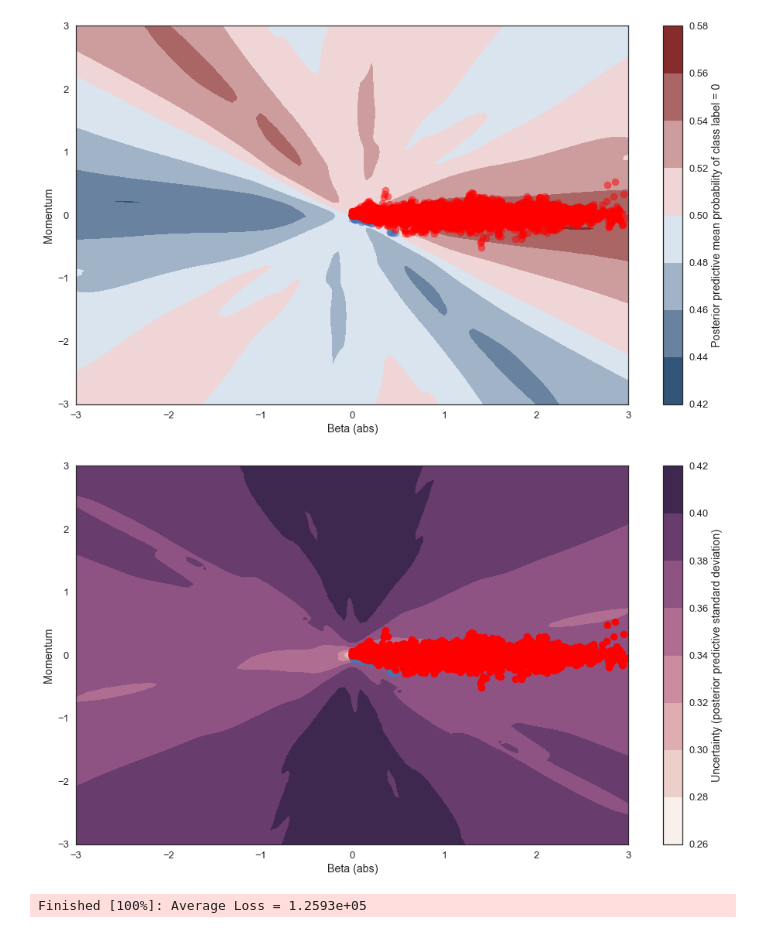
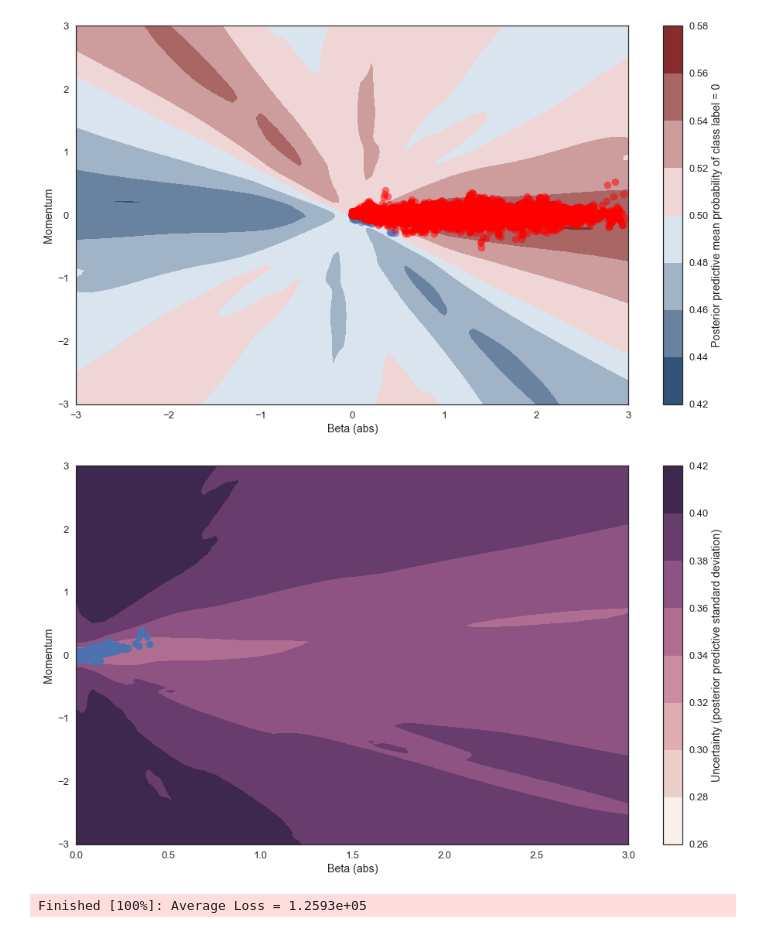
Before and after one commit to bglick13/Bayesian-Stock-Models, a Jupyter notebook: Bayesian Neural Net.ipynb, the cells around one changed output. Drawn from its saved outputs; the diff is of its cells as text; code cells hidden in the pictures.

```diff
--- a/Bayesian Neural Net.ipynb
+++ b/Bayesian Neural Net.ipynb
@@ -153,15 +153,15 @@ cbar.ax.set_ylabel('Posterior predictive mean probability of class label = 0');
 # %%
 
 cmap = sns.cubehelix_palette(light=1, as_cmap=True)
 fig, ax = plt.subplots(figsize=(16, 9))
 contour = ax.contourf(grid[0], grid[1], ppc.std(axis=0).reshape(100, 100), cmap=cmap)
 ax.scatter(X_test.values[pred==0, 0], X_test.values[pred==0, 1])
-ax.scatter(X_test.values[pred==1, 0], X_test.values[pred==1, 1], color='r')
+# ax.scatter(X_test.values[pred==1, 0], X_test.values[pred==1, 1], color='r')
 cbar = plt.colorbar(contour, ax=ax)
-_ = ax.set(xlim=(-3, 3), ylim=(-3, 3), xlabel='Beta (abs)', ylabel='Momentum');
+_ = ax.set(xlim=(0, 3), ylim=(-3, 3), xlabel='Beta (abs)', ylabel='Momentum');
 cbar.ax.set_ylabel('Uncertainty (posterior predictive standard deviation)');
 # %% [output]
-[figure, old version]
+[figure, new version]
 # %%
 minibatch_x = pm.Minibatch(X_train, batch_size=50)
 minibatch_y = pm.Minibatch(y_train, batch_size=50)
```
Also changed, not shown: parts of 2 cells of this notebook, 1 other file.
